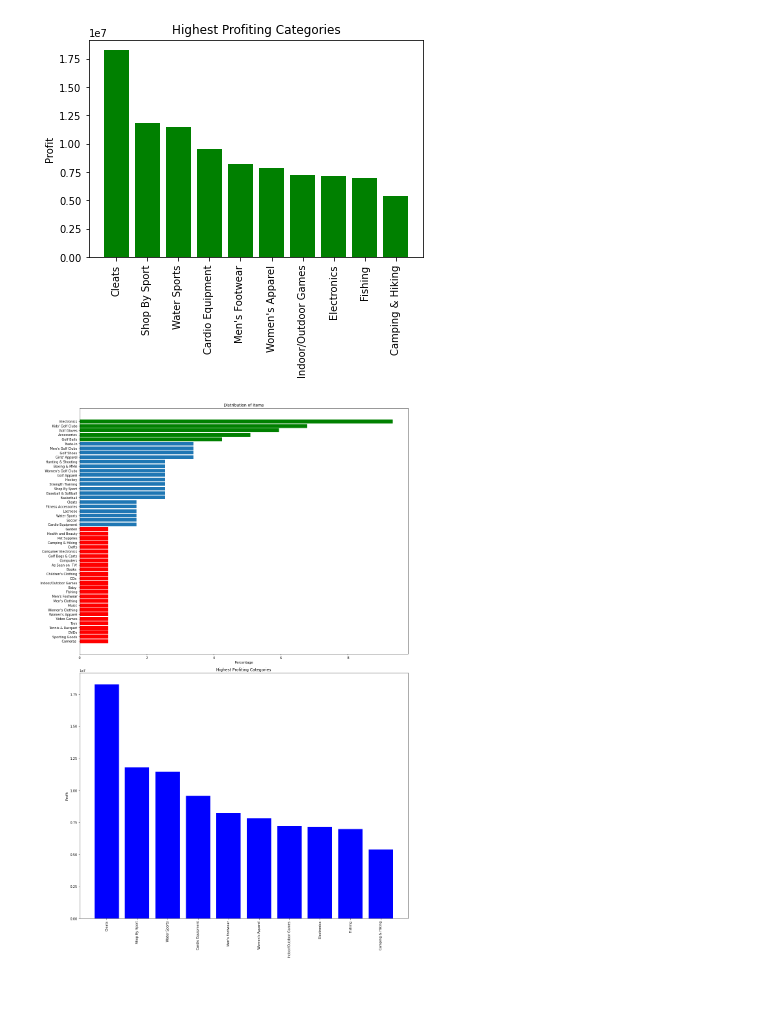
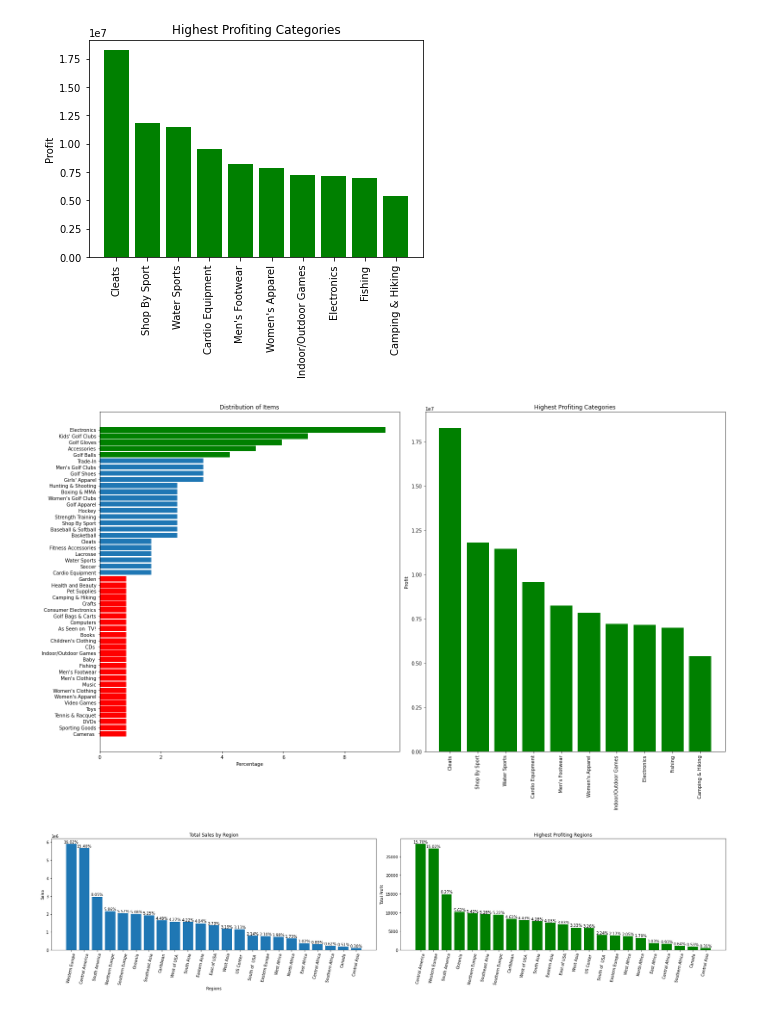
Before and after one commit to CCNY-Analytics-and-Quant/StevenCEdwinA-BAFall2023, a Jupyter notebook: Final Project.ipynb, the cells around one changed output. Drawn from its saved outputs; the diff is of its cells as text; code cells hidden in the pictures.

Commit message:
More graph merging
- Merged class deliveries
- Merged delivery statuses
- Merged total sales and highest profits by region
- Added percentages to the merged graphs

```diff
--- a/Final Project.ipynb
+++ b/Final Project.ipynb
@@ -974,34 +974,80 @@ plt.show()
 # %%
 # First Graph - Distribution of Items
 itemCounts = dfPD['Category_Name'].value_counts()
 percentages = (itemCounts / itemCounts.sum()) * 100
 percentages = percentages.sort_values(ascending=True)
 
-# Used to merge the two graphs to establish relationship
-# ax1 figure represents 'Distribution of Items' and ax2 represnets 'Highest Profiting Categories'
-fig, (ax1, ax2) = plt.subplots(2, 1, figsize=(16, 24))  # Create subplots
+# Used to merge the two graphs to establish a relationship
+fig, (ax1, ax2) = plt.subplots(1, 2, figsize=(20,12))# Create sideplots side by side
 
 # Plotting the horizontal bar graph for item distribution
 bars = ax1.barh(percentages.index, percentages)
 top_5 = percentages.nlargest(5).index.to_list()
 bot_5 = percentages.nsmallest(26).index.to_list()
 
+
+# Loops that checks if the items are in
 for i, bar in enumerate(bars):
     if percentages.index[i] in top_5:
         bar.set_color('green')
     elif percentages.index[i] in bot_5:
         bar.set_color('red')
 
 ax1.set_xlabel('Percentage')
 ax1.set_title('Distribution of Items')
 
 # Second Graph - Highest Profiting Categories
-ax2.bar(top_5_profit_categories['Category_Name'], top_5_profit_categories['Order_Profit_Per_Order'], color = 'green')
+ax2.bar(top_5_profit_categories['Category_Name'], top_5_profit_categories['Order_Profit_Per_Order'], color='green')
 ax2.set_xticklabels(top_5_profit_categories['Category_Name'], rotation=90)
 ax2.set_title('Highest Profiting Categories')
 ax2.set_ylabel('Profit')
 
 plt.tight_layout()
 plt.show()
 # %% [output]
-[figure, old version]
+[figure, new version]
+# %%
+# Plotting the first graph - Profit by Region
+fig, axes = plt.subplots(1, 2, figsize=(25, 6))
+
+# First subplot - Profit by Region
+axes[1].bar(profitChart['Order_Region'], profitChart['Profit'], color='green')
+axes[1].set_ylabel('Total Profit')
+axes[1].set_title('Highest Profiting Regions')
+axes[1].tick_params(axis='x', rotation=90, labelrotation=78)
+
+# Second subplot - Total Sales by Region
+axes[0].bar(sorted_sales['Order_Region'], sorted_sales['Sales'])
+axes[0].set_ylabel('Sales')
+axes[0].set_xlabel('Regions')
+axes[0].set_title('Total Sales by Region')
+axes[0].tick_params(axis='x', rotation=90, labelrotation=78)
+
+# For Profit by Region
+total_profit = profitChart['Profit'].sum()
+for bar in axes[1].patches:
+    height = bar.get_height()
+    percentage = (height / total_profit) * 100
+    axes[1].text(
+        bar.get_x() + bar.get_width() / 2,
+        height + 5,
+        f'{percentage:.2f}%',  # Format the percentage value
+        ha='center',
+        va='bottom'
+    )
+
+# For Total Sales by Region
+total_sales = sorted_sales['Sales'].sum()
+for bar in axes[0].patches:
+    height = bar.get_height()
+    percentage = (height / total_sales) * 100
+    axes[0].text(
+        bar.get_x() + bar.get_width() / 2,
+        height + 5,
+        f'{percentage:.2f}%',  # Format the percentage value
+        ha='center',
+        va='bottom'
+    )
+plt.tight_layout()
+# %% [output]
+[figure, added]
```
Also changed, not shown: parts of 5 cells of this notebook.
